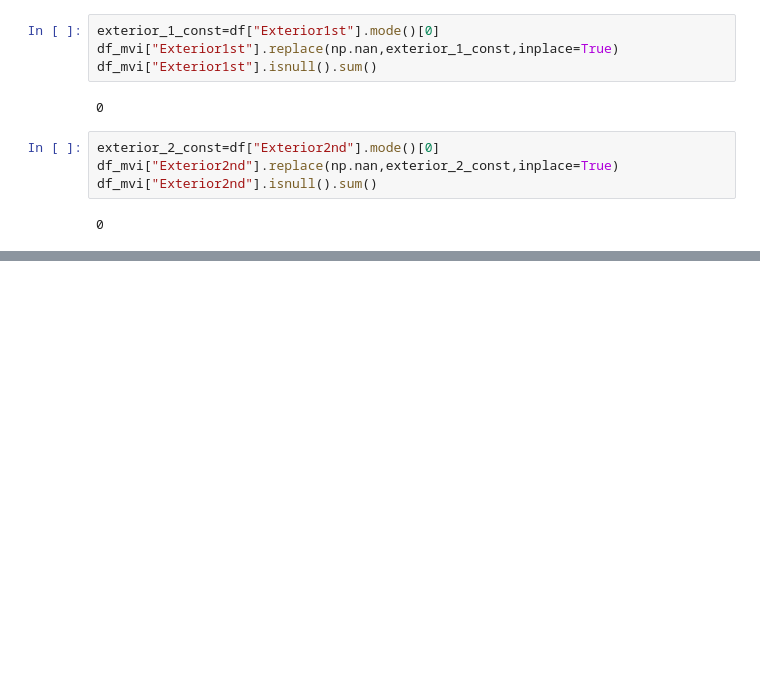
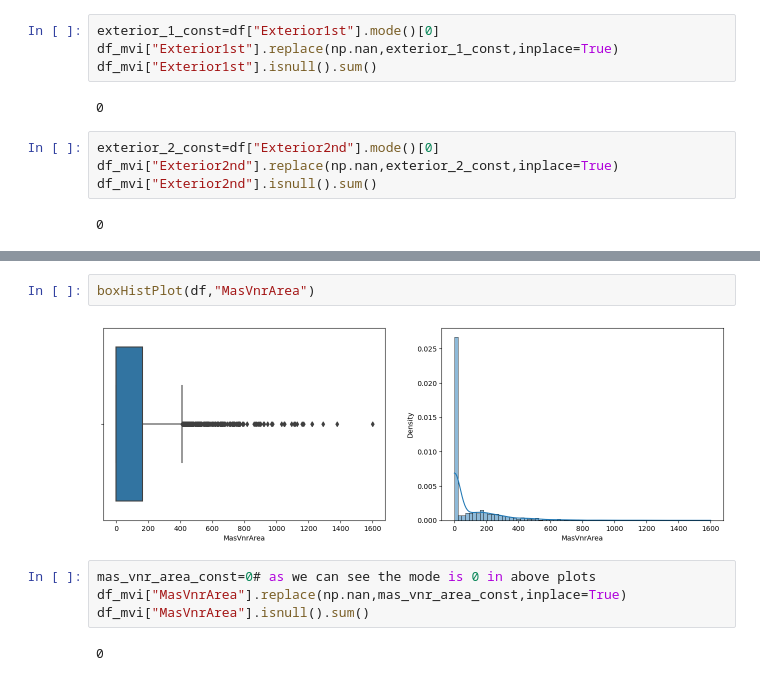
Before and after one commit to surajpoddar-ml/House-price--predictor, a Jupyter notebook: Machine L/src/main.ipynb, the cells around one changed output, grey strips where cells are left out. Drawn from its saved outputs; the diff is of its cells as text; blank space fills up the shorter version.

```diff
--- a/Machine L/src/main.ipynb
+++ b/Machine L/src/main.ipynb
@@ -419,0 +434,10 @@ df_mvi["Exterior2nd"].isnull().sum()
+# %%
+boxHistPlot(df,"MasVnrArea")
+# %% [output]
+[figure, added]
+# %%
+mas_vnr_area_const=0# as we can see the mode is 0 in above plots
+df_mvi["MasVnrArea"].replace(np.nan,mas_vnr_area_const,inplace=True)
+df_mvi["MasVnrArea"].isnull().sum()
+# %% [output]
+0
```
Also changed, not shown: parts of 2 cells of this notebook.
